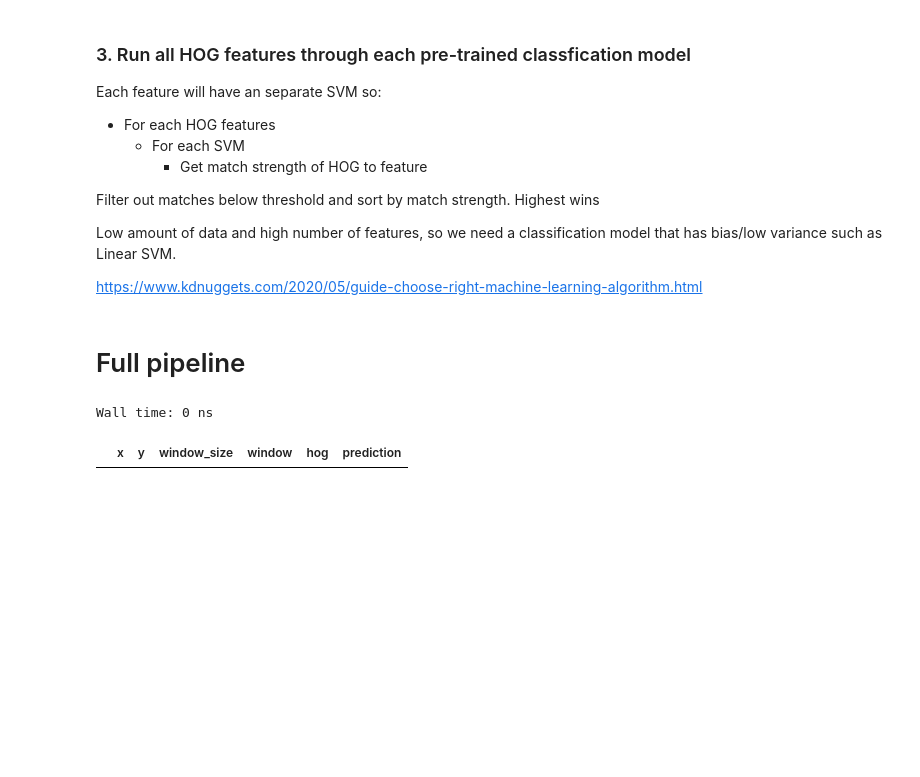
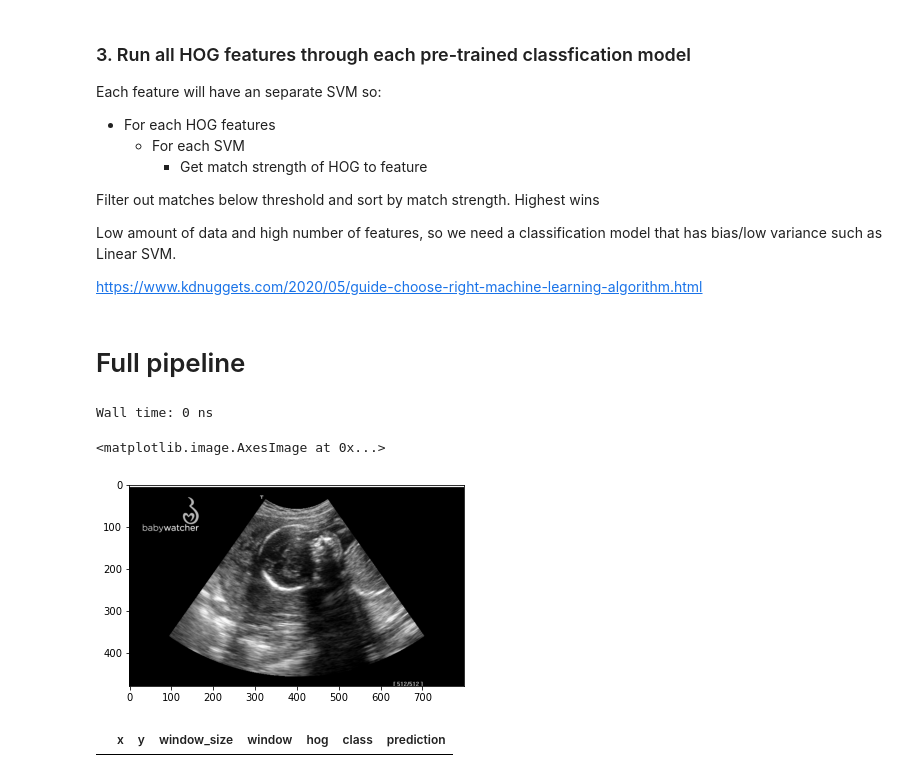
Before and after one commit to ZnFarha/Project3-1, a Jupyter notebook: src/Preprocessing/Ultrasound pre-processing.ipynb, the cells around one changed output. Drawn from its saved outputs; the diff is of its cells as text; code cells hidden in the pictures; blank space fills up the shorter version.

```diff
--- a/src/Preprocessing/Ultrasound pre-processing.ipynb
+++ b/src/Preprocessing/Ultrasound pre-processing.ipynb
@@ -315,7 +367,7 @@ def predict(hog_f):
 # %% [markdown]
 # Full pipeline
 # %%
-%time
+%%time
 
 low_info = 0.2
 bright_strength = 1.5
@@ -323,6 +375,8 @@ med_size = 5
 sharp_strength = 2
 win_size = 64
 win_stride = 16
+pred_threshold = 0.9
+none_threshold = 0.6
 
 def process_image(image):
     cropped = crop_low_info(image, low_info)
@@ -334,10 +388,19 @@ def hog_pipeline(image):
     windows = get_windows(processed, win_size, win_stride)
     windows['hog'] = windows['window'].apply(compute_hog)
     return windows
-
-windows = hog_pipeline(original_image)
-windows['prediction'] = windows['hog'].apply(predict)
-windows[windows['prediction']!='none']
 # %% [output]
 Wall time: 0 ns
-|  | x | y | window_size | window | hog | prediction |
+# %%
+img_name = random.choice(os.listdir(pwd+'/images/1'))
+original_image = cv2.imread(pwd+'/images/1/'+img_name, 0)
+plt.imshow(original_image, cmap='gray')
+# %% [output]
+<matplotlib.image.AxesImage at 0x...>
+[figure, added]
+# %%
+windows = hog_pipeline(original_image)
+windows = predict_df(windows)
+found = windows[windows['class']!='none'].reset_index(drop=True)
+found
+# %% [output]
+|  | x | y | window_size | window | hog | class | prediction |
```
Also changed, not shown: parts of 20 cells of this notebook.
